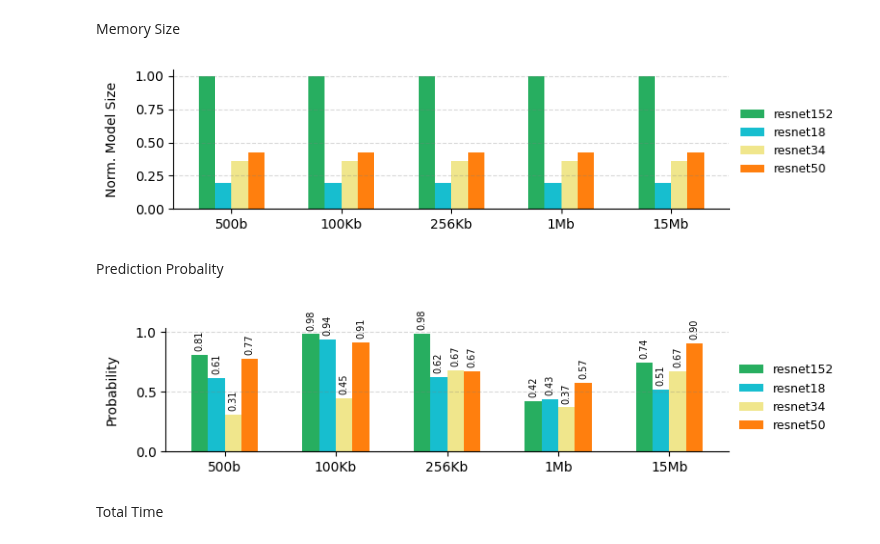
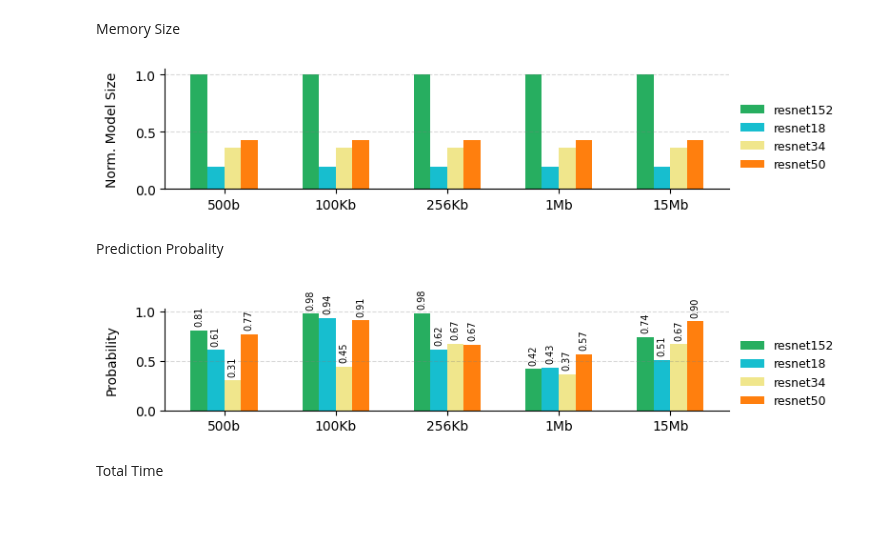
Before and after one commit to donaldonana/FaaS-Benchmark, a Jupyter notebook: image-recognition/ImgRec.ipynb, the cells around one changed output. Drawn from its saved outputs; the diff is of its cells as text; code cells hidden in the pictures; blank space fills up the shorter version.

```diff
--- a/image-recognition/ImgRec.ipynb
+++ b/image-recognition/ImgRec.ipynb
@@ -194,26 +194,26 @@ plt.show()
 # %% [markdown]
 Memory Size
 # %%
-fig, ax = plt.subplots(figsize=(8, 2)) # Create a figure and axis
+fig, ax = plt.subplots(figsize=(8, 1.8)) # Create a figure and axis
 
 positions = np.arange(len(sizes))
 
 # Plot each image size
 for i, library in enumerate(libraries):
     subset = dfms[dfms['model'] == library]
     bar_positions = positions + i * bar_width
     ax.bar(bar_positions, subset['normalized_model_size'], width=bar_width, label=library, color=color_mapping[library])
 
 ax = bar_ax_style(ax, "Norm. Model Size")
 
 plt.tight_layout()
 plt.show()
 # %% [output]
-[figure, old version]
+[figure, new version]
 # %% [markdown]
 Prediction Probality
 # %%
-fig, ax = plt.subplots(figsize=(8, 2))
+fig, ax = plt.subplots(figsize=(8, 1.8))
 
 # Plot each image size
 for i, library in enumerate(libraries):
@@ -235,7 +235,7 @@ ax = bar_ax_style(ax, "Probability")
 plt.tight_layout()
 plt.show()
 # %% [output]
-[figure, old version]
+[figure, new version]
 # %% [markdown]
 Total Time
 # %%
```
Also changed, not shown: 6 other files.
